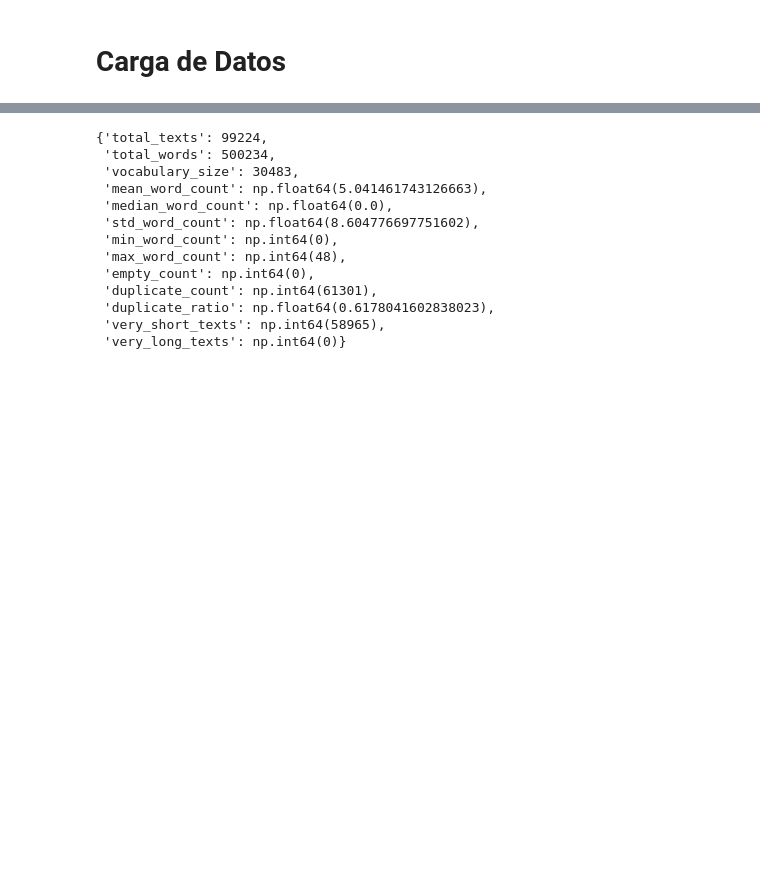
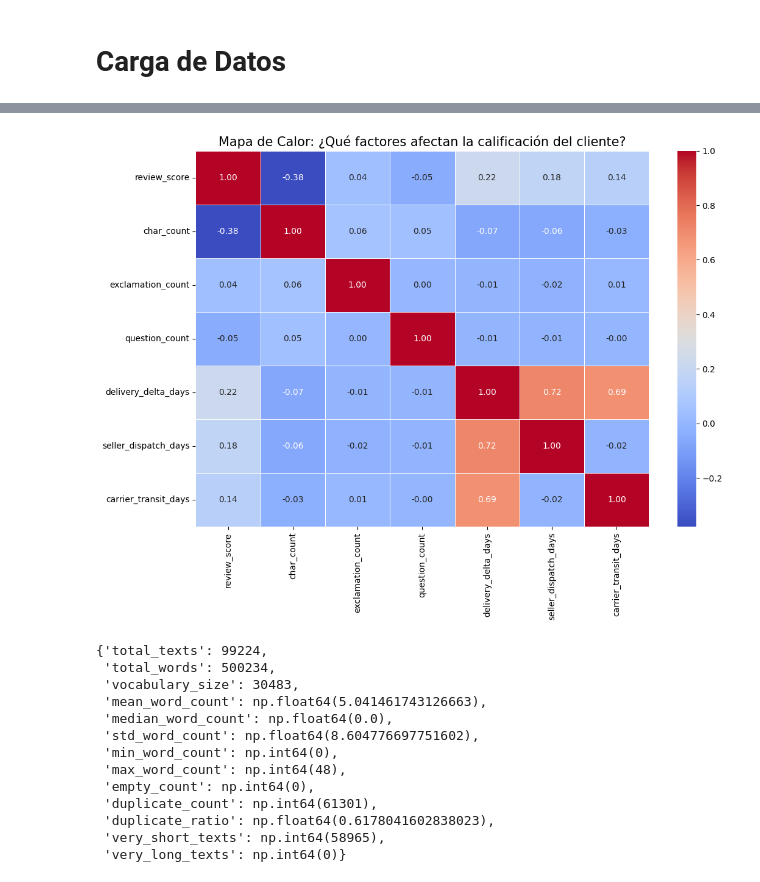
Before and after one commit to joaortizro/Microproyecto-MLOPS, a Jupyter notebook: notebooks/main.ipynb, the cells around one changed output, grey strips where cells are left out. Saved outputs shown, nothing was run; the diff lists cells and outputs as text; code cells hidden in the pictures; blank space fills up the shorter version.

```diff
--- a/notebooks/main.ipynb
+++ b/notebooks/main.ipynb
@@ -117,3 +241,20 @@ calculate_stats_per_row(data_reviews, 'full_text')
 # %%
-data_reviews.describe()
+cols_para_correlacion = [
+    'review_score',
+    'char_count',
+    'exclamation_count',
+    'question_count',
+    'delivery_delta_days',
+    'seller_dispatch_days',
+    'carrier_transit_days'
+]
+
+# 2. Calculamos la matriz de correlación
+corr_matrix = df_analysis[cols_para_correlacion].corr()
+
+# 3. Graficamos
+plt.figure(figsize=(12, 8))
+sns.heatmap(corr_matrix, annot=True, cmap='coolwarm', fmt=".2f", linewidths=0.5)
+plt.title('Mapa de Calor: ¿Qué factores afectan la calificación del cliente?', fontsize=15)
+plt.show()
 # %% [output]
@@ -129,3 +261,4 @@ data_reviews.describe()
+[figure, added]
 # %%
 def calculate_general_stats(data,column):
     texts = data[column].fillna('')
```
Also changed, not shown: parts of 10 cells of this notebook.
